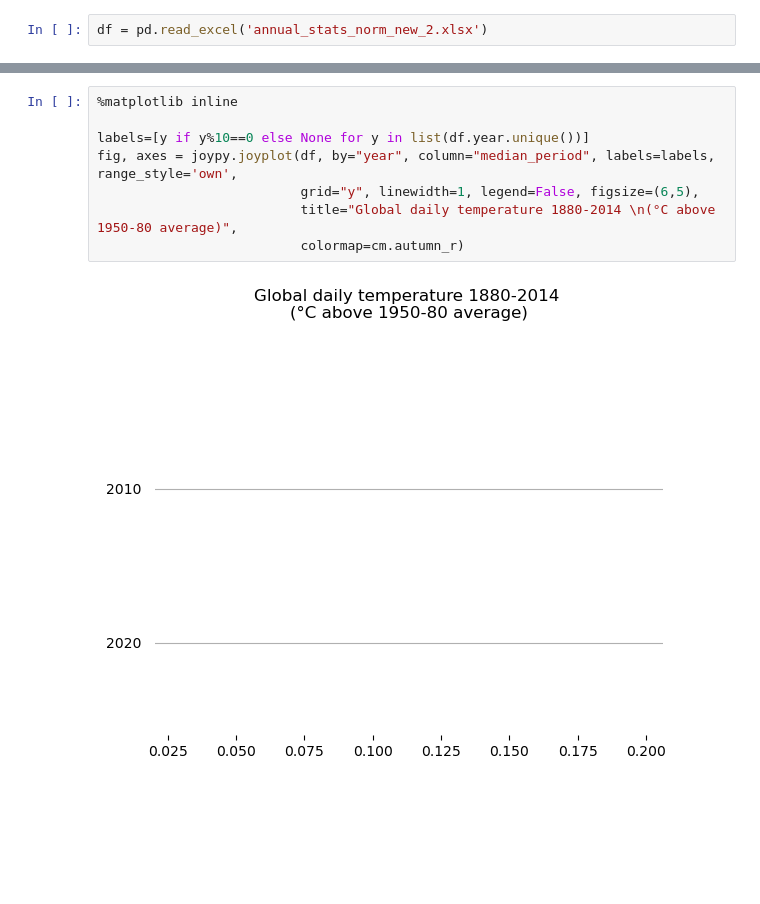
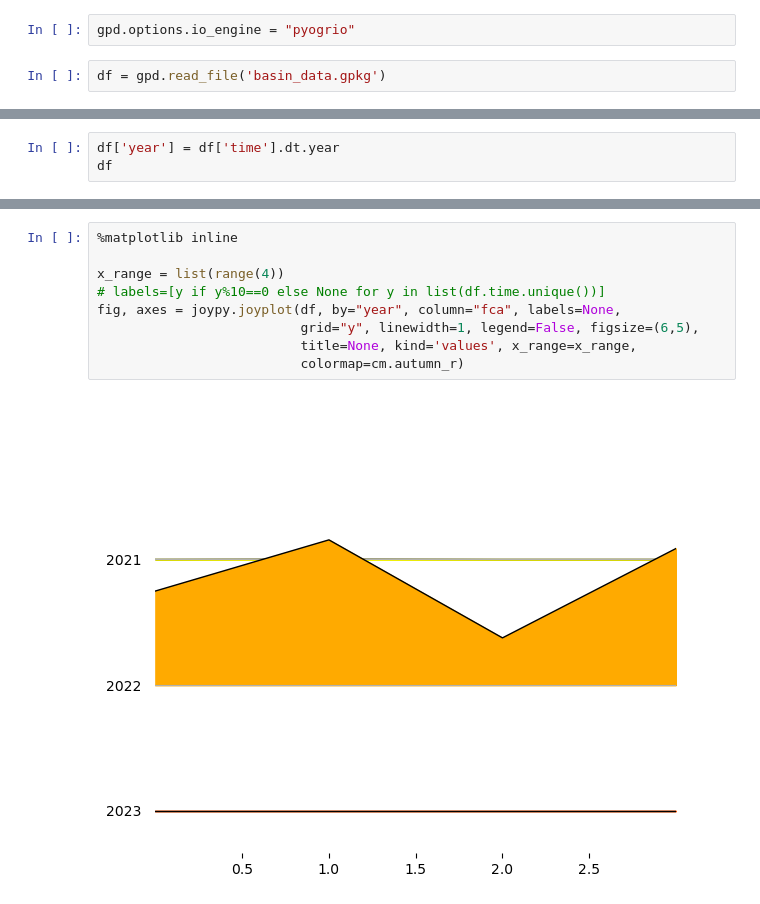
Before and after one commit to ChristofferOlssonSMHI/Satvis, a Jupyter notebook: src/satvistest/JoyplotTest.ipynb, the cells around one changed output, grey strips where cells are left out. Drawn from its saved outputs; the diff is of its cells as text; blank space fills up the shorter version.

```diff
--- a/src/satvistest/JoyplotTest.ipynb
+++ b/src/satvistest/JoyplotTest.ipynb
@@ -4,3 +5,5 @@ import pandas as pd
 from matplotlib import cm
+# %%
+gpd.options.io_engine = "pyogrio"
 # %%
-df = pd.read_excel('annual_stats_norm_new_2.xlsx')
+df = gpd.read_file('basin_data.gpkg')
@@ -26,0 +26,3 @@ df
+# %%
+df['year'] = df['time'].dt.year
+df
@@ -27,10 +43,11 @@ df
 # %%
 %matplotlib inline
 
-labels=[y if y%10==0 else None for y in list(df.year.unique())]
-fig, axes = joypy.joyplot(df, by="year", column="median_period", labels=labels, range_style='own',
+x_range = list(range(4))
+# labels=[y if y%10==0 else None for y in list(df.time.unique())]
+fig, axes = joypy.joyplot(df, by="year", column="fca", labels=None,
                           grid="y", linewidth=1, legend=False, figsize=(6,5),
-                          title="Global daily temperature 1880-2014 \n(°C above 1950-80 average)",
+                          title=None, kind='values', x_range=x_range,
                           colormap=cm.autumn_r)
 # %% [output]
-[figure, old version]
+[figure, new version]
```
Also changed, not shown: parts of 4 cells of this notebook, 2 other files.
